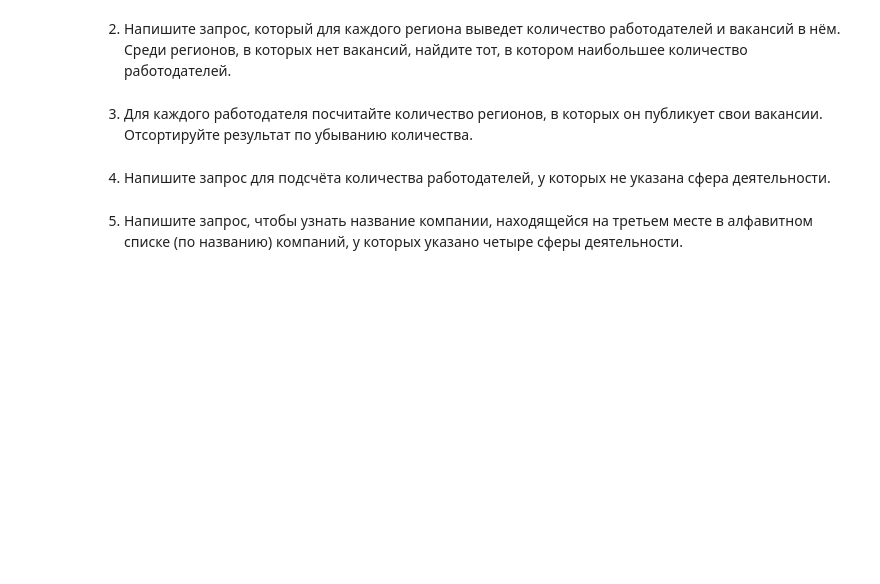
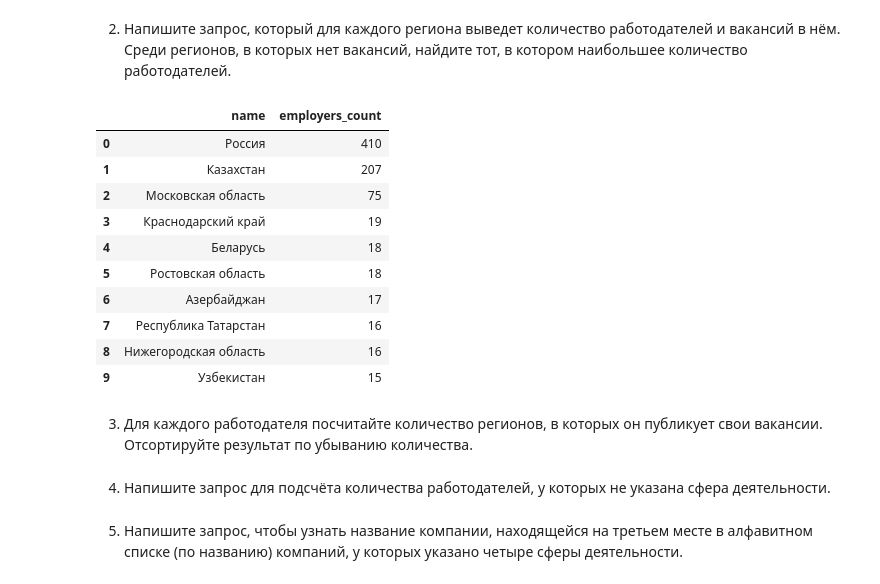
Before and after one commit to Anaiya798/Skillfactory, a Jupyter notebook: module_2.2/hh_sql.ipynb, the cells around one changed output. Cells and saved outputs as stored; diff of their text form; code cells hidden in the pictures; blank space fills up the shorter version.

```diff
--- a/module_2.2/hh_sql.ipynb
+++ b/module_2.2/hh_sql.ipynb
@@ -8,6 +8,12 @@ import psycopg2
 import warnings
 # %%
 warnings.filterwarnings("ignore")
+# %%
+DBNAME = 'project_sql'
+USER = 'skillfactory'
+PASSWORD = 'cCkxxLVrDE8EbvjueeMedPKt'
+HOST = '84.201.134.129'
+PORT = 5432
 # %%
 connection = psycopg2.connect(
     dbname=DBNAME,
@@ -204,9 +227,34 @@ df
 2. Напишите запрос, который для каждого региона выведет количество работодателей и вакансий в нём.
 Среди регионов, в которых нет вакансий, найдите тот, в котором наибольшее количество работодателей.
 # %%
-# текст запроса
+query_5_2 = f'''select
+                    a.name,
+                    count(e.name) as employers_count
+                from
+                    public.areas as a
+                    left join public.vacancies as v on v.area_id = a.id
+                    join public.employers as e on e.area = a.id
+                group by a.name
+                having count(v.id) = 0
+                order by count(e.name) desc
+                limit 10
+
+'''
 # %%
-# результат запроса
+df = pd.read_sql_query(query_5_2, connection)
+df
+# %% [output]
+|  | name | employers_count |
+| 0 | Россия | 410 |
+| 1 | Казахстан | 207 |
+| 2 | Московская область | 75 |
+| 3 | Краснодарский край | 19 |
+| 4 | Беларусь | 18 |
+| 5 | Ростовская область | 18 |
+| 6 | Азербайджан | 17 |
+| 7 | Республика Татарстан | 16 |
+| 8 | Нижегородская область | 16 |
+| 9 | Узбекистан | 15 |
 # %% [markdown]
 3. Для каждого работодателя посчитайте количество регионов, в которых он публикует свои вакансии. Отсортируйте результат по убыванию количества.
 # %%
```
Also changed, not shown: parts of 2 cells of this notebook, 1 other file.
